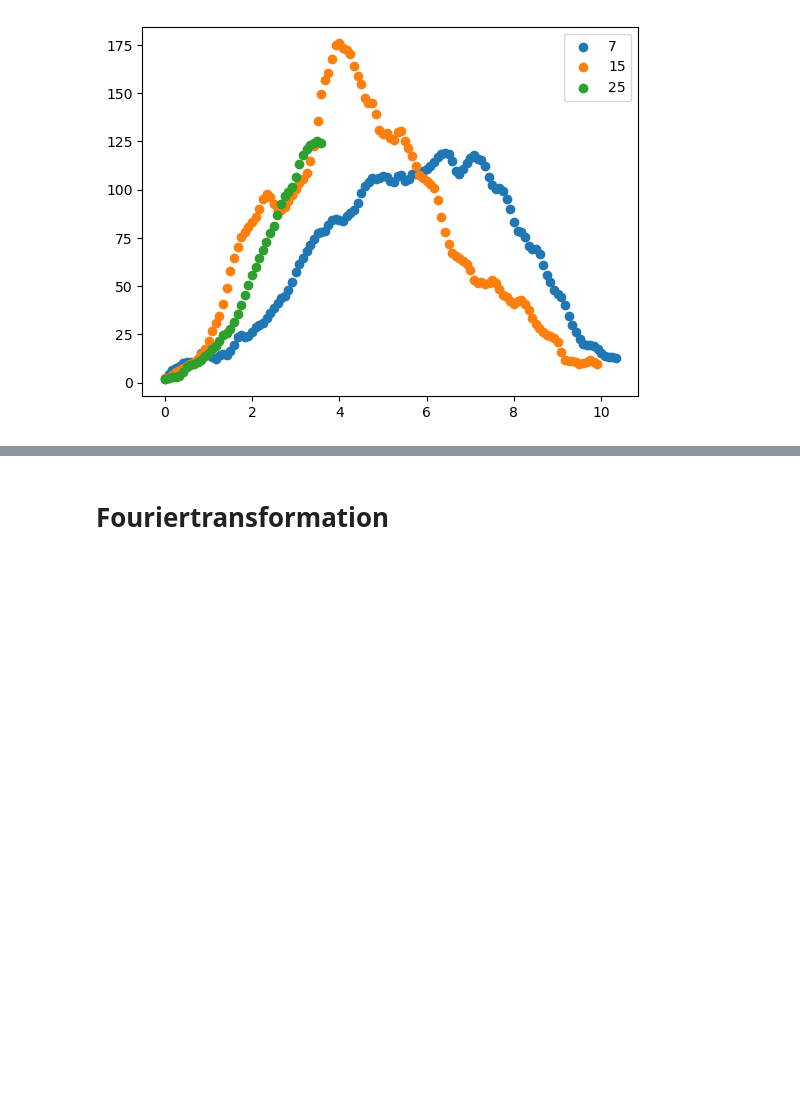
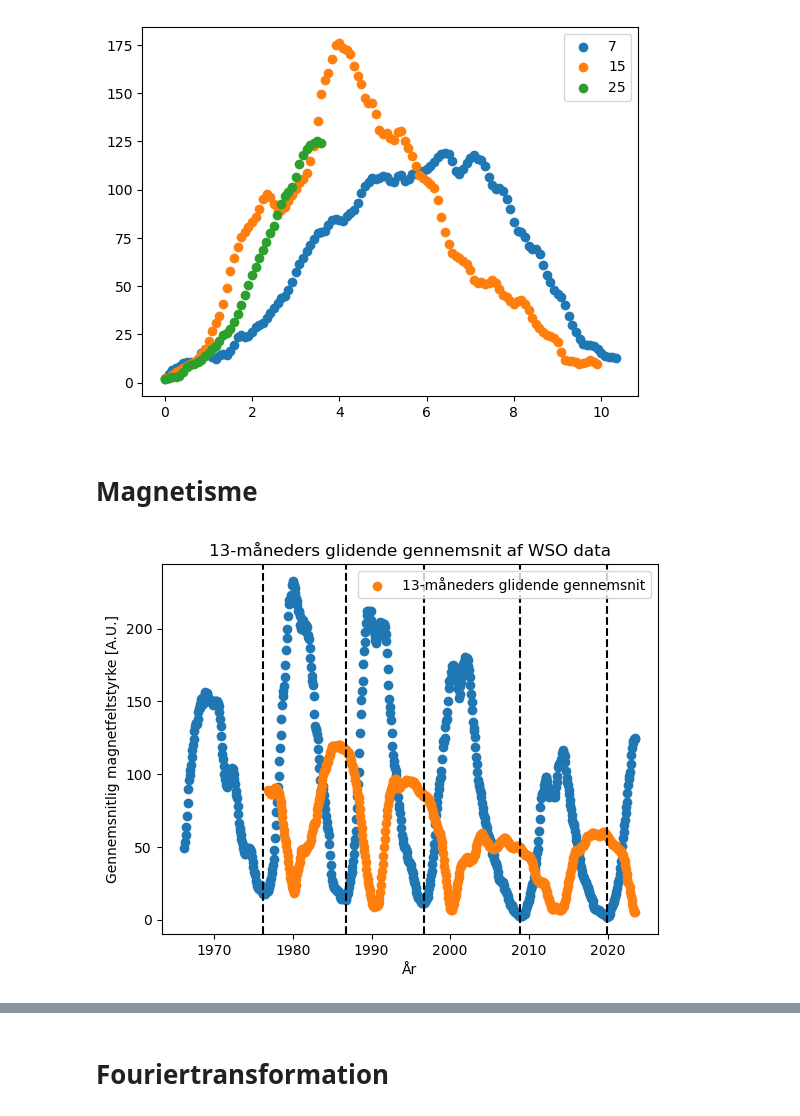
Before and after one commit to Focus9752/Solpletter_projekt, a Jupyter notebook: ok/Solpletanalyse.ipynb, the cells around one changed output, grey strips where cells are left out. Saved outputs shown, nothing was run; the diff lists cells and outputs as text; code cells hidden in the pictures; blank space fills up the shorter version.

```diff
--- a/ok/Solpletanalyse.ipynb
+++ b/ok/Solpletanalyse.ipynb
@@ -231,0 +223,26 @@ plt.show()
+# %% [markdown]
+# Magnetisme
+# %%
+loc = r"C:\Users\chris\OneDrive\Uni\Data og projekt\Solpletter_projekt\Magnus carlsen\data\WSO_smoothed.csv"
+
+column_names = ['Date', 'Magnetic_field']
+wso_smoothed_data = pd.read_csv(loc, names=column_names, delimiter=',', skiprows=1)
+Dato_m = wso_smoothed_data['Date'].values.astype(float)
+Mag = wso_smoothed_data['Magnetic_field'].values.astype(float)
+
+
+
+
+for x in Proxy_minimum_dato[-5:]:
+    plt.axvline(x, color='black', linestyle='dashed')
+
+# Plot
+plt.scatter(Dato_brøkdel[2600:] , Monthly_smoothed_sunspot_number[2600:])
+plt.scatter(Dato_m, Mag, label='13-måneders glidende gennemsnit')
+plt.xlabel('År')
+plt.ylabel('Gennemsnitlig magnetfeltstyrke [A.U.]')
+plt.title('13-måneders glidende gennemsnit af WSO data')
+plt.legend()
+plt.show()
+# %% [output]
+[figure, added]
```
Also changed, not shown: parts of 7 cells of this notebook.
